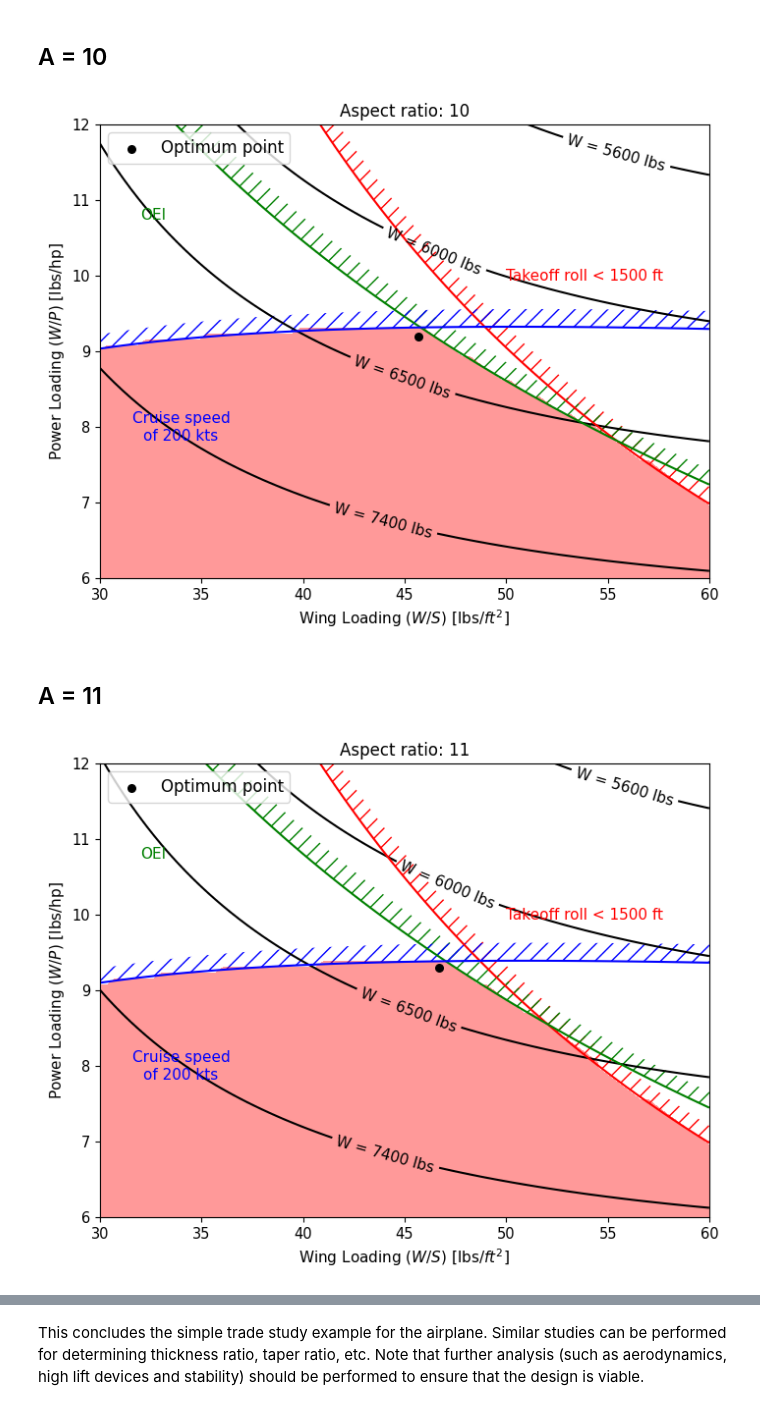
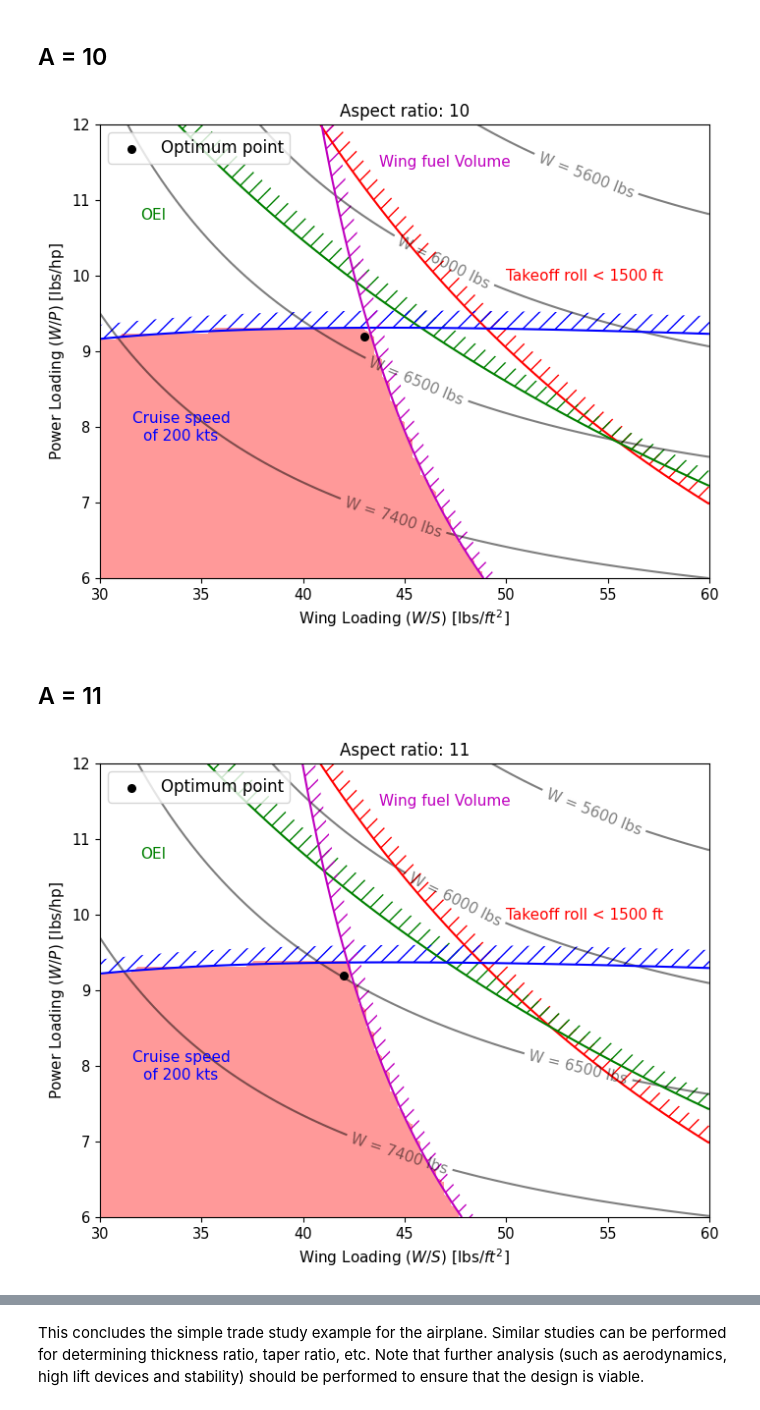
Before and after one commit to ComputationalDesignLab/aircraft-design, a Jupyter notebook: book/trade_study/ar_study.ipynb, the cells around one changed output, grey strips where cells are left out. Saved outputs shown, nothing was run; the diff lists cells and outputs as text; code cells hidden in the pictures.

Commit message:
added wing fuel volume constraints

```diff
--- a/book/trade_study/ar_study.ipynb
+++ b/book/trade_study/ar_study.ipynb
@@ -113,11 +123,11 @@ _ = ax.legend(fontsize=12)
 # %% [markdown]
 ## A = 8
 # %%
-A.append(8)
-best_wing_loading.append(42.5) # lbs/sq ft
-best_power_loading.append(9.0) # lbs/hp
+idx = 1 # index of the array
+best_wing_loading[idx] = 42.5 # lbs/sq ft
+best_power_loading[idx] = 9.0 # lbs/hp
 
-ax = plot_trade_study(A[-1])
-ax.scatter(best_wing_loading[-1], best_power_loading[-1], color="k", s=30, label="Optimum point")
+ax = plot_trade_study(A[idx])
+ax.scatter(best_wing_loading[idx], best_power_loading[idx], color="k", s=30, label="Optimum point")
 _ = ax.legend(fontsize=12)
 # %% [output]
@@ -125,11 +135,11 @@ _ = ax.legend(fontsize=12)
 # %% [markdown]
 ## A = 9
 # %%
-A.append(9)
-best_wing_loading.append(44.0) # lbs/sq ft
-best_power_loading.append(9.1) # lbs/hp
+idx = 2 # index of the array
+best_wing_loading[idx] = 44 # lbs/sq ft
+best_power_loading[idx] = 9.1 # lbs/hp
 
-ax = plot_trade_study(A[-1])
-ax.scatter(best_wing_loading[-1], best_power_loading[-1], color="k", s=30, label="Optimum point")
+ax = plot_trade_study(A[idx])
+ax.scatter(best_wing_loading[idx], best_power_loading[idx], color="k", s=30, label="Optimum point")
 _ = ax.legend(fontsize=12)
 # %% [output]
@@ -137,24 +147,24 @@ _ = ax.legend(fontsize=12)
 # %% [markdown]
 ## A = 10
 # %%
-A.append(10)
-best_wing_loading.append(45.7) # lbs/sq ft
-best_power_loading.append(9.2) # lbs/hp
+idx = 3 # index of the array
+best_wing_loading[idx] = 43 # lbs/sq ft
+best_power_loading[idx] = 9.2 # lbs/hp
 
-ax = plot_trade_study(A[-1])
-ax.scatter(best_wing_loading[-1], best_power_loading[-1], color="k", s=30, label="Optimum point")
+ax = plot_trade_study(A[idx])
+ax.scatter(best_wing_loading[idx], best_power_loading[idx], color="k", s=30, label="Optimum point")
 _ = ax.legend(fontsize=12)
 # %% [output]
-[figure, old version]
+[figure, new version]
 # %% [markdown]
 ## A = 11
 # %%
-A.append(11)
-best_wing_loading.append(46.7) # lbs/sq ft
-best_power_loading.append(9.3) # lbs/hp
+idx = 4 # index of the array
+best_wing_loading[idx] = 42 # lbs/sq ft
+best_power_loading[idx] = 9.2 # lbs/hp
 
-ax = plot_trade_study(A[-1])
-ax.scatter(best_wing_loading[-1], best_power_loading[-1], color="k", s=30, label="Optimum point")
+ax = plot_trade_study(A[idx])
+ax.scatter(best_wing_loading[idx], best_power_loading[idx], color="k", s=30, label="Optimum point")
 _ = ax.legend(fontsize=12)
 # %% [output]
-[figure, old version]
+[figure, new version]
```
Also changed, not shown: parts of 14 cells of this notebook, 4 other files.
